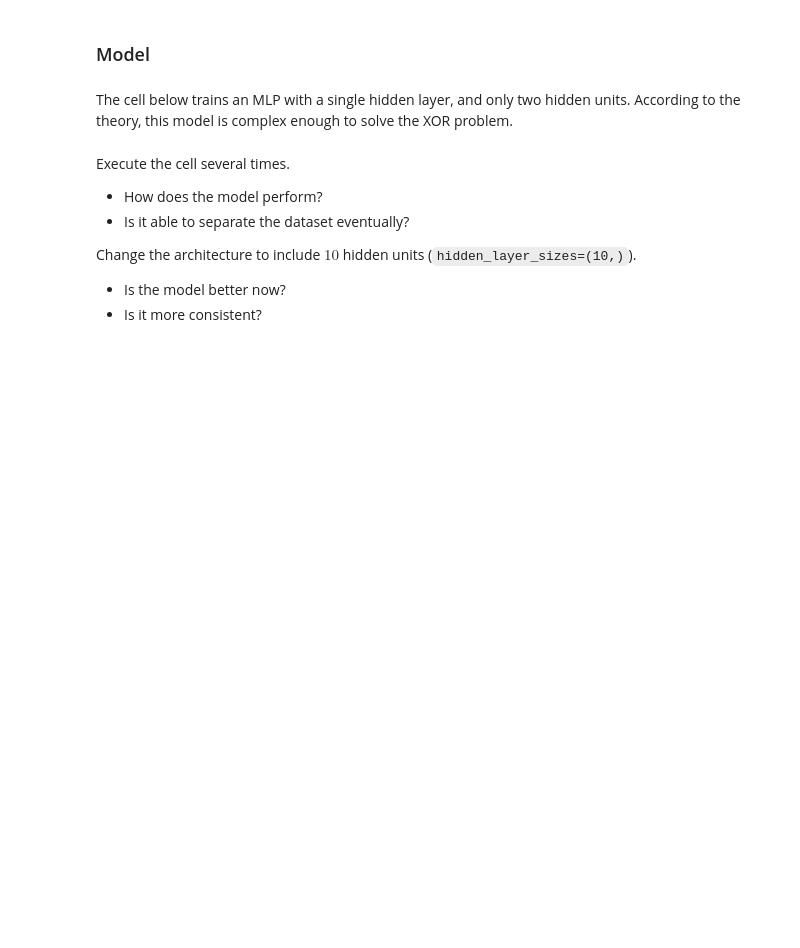
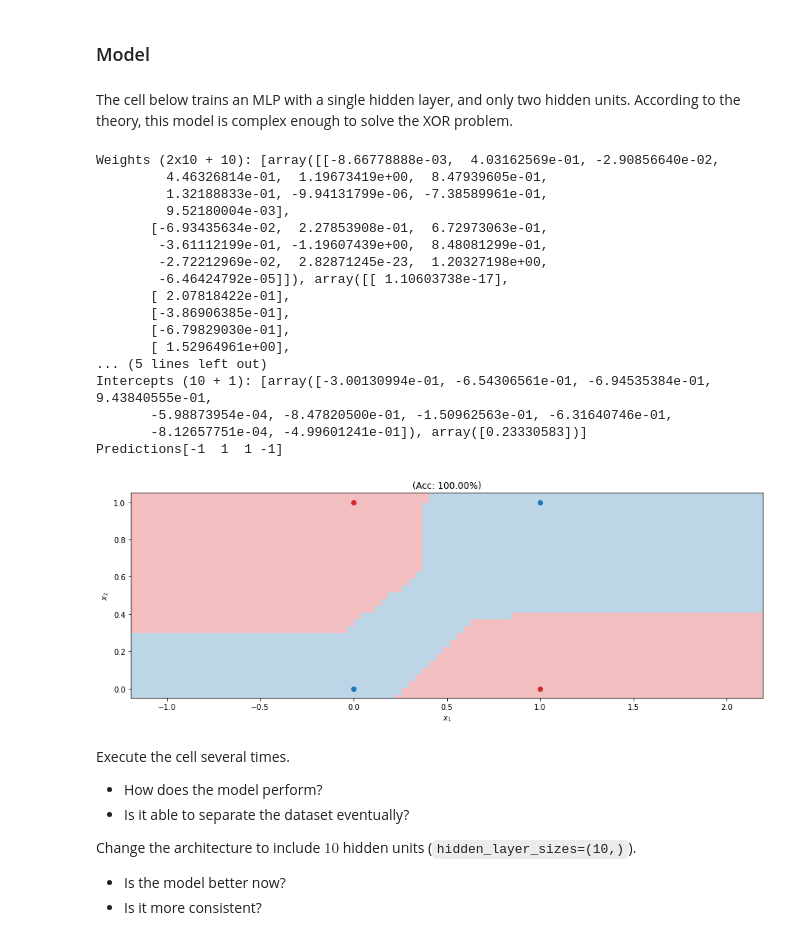
Before and after one commit to OscarGB/MUCD-MAAA, a Jupyter notebook: Oscar/6- ANN/ANNs.ipynb, the cells around one changed output. Cells and saved outputs as stored; diff of their text form; code cells hidden in the pictures; blank space fills up the shorter version.

```diff
--- a/Oscar/6- ANN/ANNs.ipynb
+++ b/Oscar/6- ANN/ANNs.ipynb
@@ -272,17 +301,36 @@ plot_nonlinear_model_clas(x, y_xor, model_xor, phi=lambda x: x)
 The cell below trains an MLP with a single hidden layer, and only two hidden units.
 According to the theory, this model is complex enough to solve the XOR problem.
 # %%
-model = MLPClassifier(hidden_layer_sizes=(2,), max_iter=1000)
+model = MLPClassifier(hidden_layer_sizes=(10,), max_iter=1000)
 model.fit(x, y_xor)
 
 print("Weights (%dx%d + %d): " % (model.coefs_[0].shape[0], model.coefs_[0].shape[1], len(model.coefs_[1])), end="")
 print(model.coefs_)
 print("Intercepts (%d + %d): " % (len(model.intercepts_[0]), len(model.intercepts_[1])), end="")
 print(model.intercepts_)
 
 print("Predictions", end="")
 print(model.predict(x))
 plot_nonlinear_model_clas(x, y_xor, model, phi=lambda x: x)
+# %% [output]
+Weights (2x10 + 10): [array([[-8.66778888e-03,  4.03162569e-01, -2.90856640e-02,
+         4.46326814e-01,  1.19673419e+00,  8.47939605e-01,
+         1.32188833e-01, -9.94131799e-06, -7.38589961e-01,
+         9.52180004e-03],
+       [-6.93435634e-02,  2.27853908e-01,  6.72973063e-01,
+        -3.61112199e-01, -1.19607439e+00,  8.48081299e-01,
+        -2.72212969e-02,  2.82871245e-23,  1.20327198e+00,
+        -6.46424792e-05]]), array([[ 1.10603738e-17],
+       [ 2.07818422e-01],
+       [-3.86906385e-01],
+       [-6.79829030e-01],
+       [ 1.52964961e+00],
+... (5 lines left out)
+Intercepts (10 + 1): [array([-3.00130994e-01, -6.54306561e-01, -6.94535384e-01,  9.43840555e-01,
+       -5.98873954e-04, -8.47820500e-01, -1.50962563e-01, -6.31640746e-01,
+       -8.12657751e-04, -4.99601241e-01]), array([0.23330583])]
+Predictions[-1  1  1 -1]
+[figure, added]
 # %% [markdown]
 <div class="qst">
 
```
Also changed, not shown: parts of 15 cells of this notebook, 1 other file.
